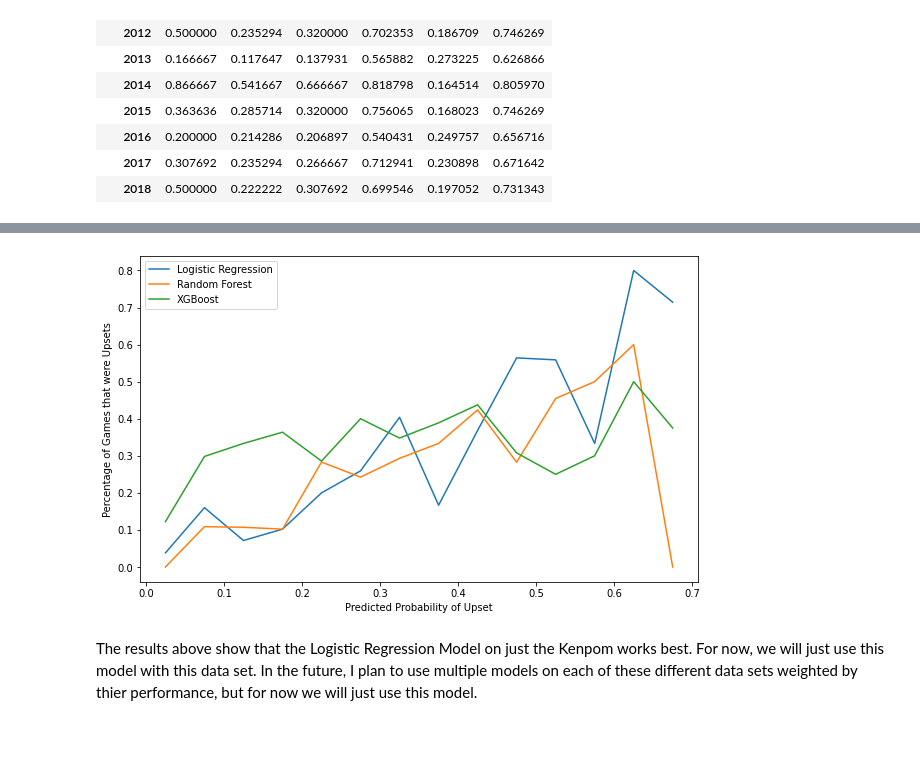
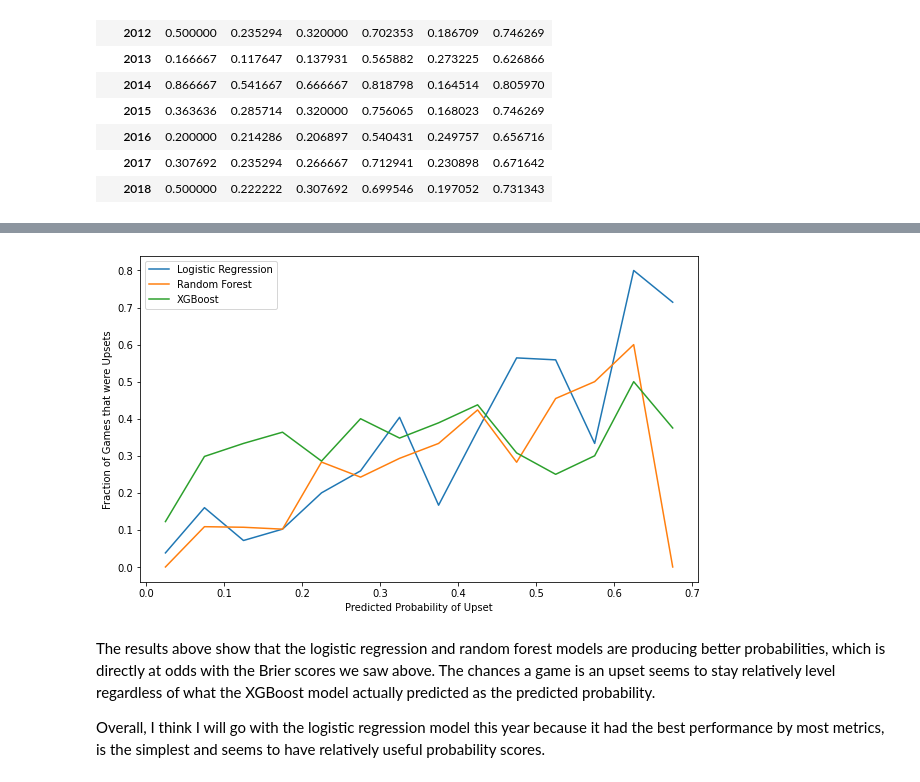
Before and after one commit to pjmartinkus/College_Basketball, a Jupyter notebook: Notebooks/analysis/selecting_a_model.ipynb, the cells around one changed output, grey strips where cells are left out. Saved outputs shown, nothing was run; the diff lists cells and outputs as text; code cells hidden in the pictures; blank space fills up the shorter version.

Commit message:
Added documentation/explanation to model selection notebook

```diff
--- a/Notebooks/analysis/selecting_a_model.ipynb
+++ b/Notebooks/analysis/selecting_a_model.ipynb
@@ -253,7 +288,9 @@ cv_results
 # %%
 probs = [log_data['Probability'], rf_data['Probability'], xgb_data['Probability']]
-probability_graph_new(data_with_predictions['Label'], probs, cl_names)
+cbb.probability_graph(log_data['Label'], probs, cl_names, figsize=(10, 6))
 # %% [output]
-[figure, old version]
+[figure, new version]
-# %% [markdown]
-The results above show that the Logistic Regression Model on just the Kenpom works best. For now, we will just use this model with this data set. In the future, I plan to use multiple models on each of these different data sets weighted by thier performance, but for now we will just use this model.
+# %% [markdown]
+The results above show that the logistic regression and random forest models are producing better probabilities, which is directly at odds with the Brier scores we saw above. The chances a game is an upset seems to stay relatively level regardless of what the XGBoost model actually predicted as the predicted probability.
+
+Overall, I think I will go with the logistic regression model this year because it had the best performance by most metrics, is the simplest and seems to have relatively useful probability scores.
```
Also changed, not shown: parts of 16 cells of this notebook, 1 other file.
